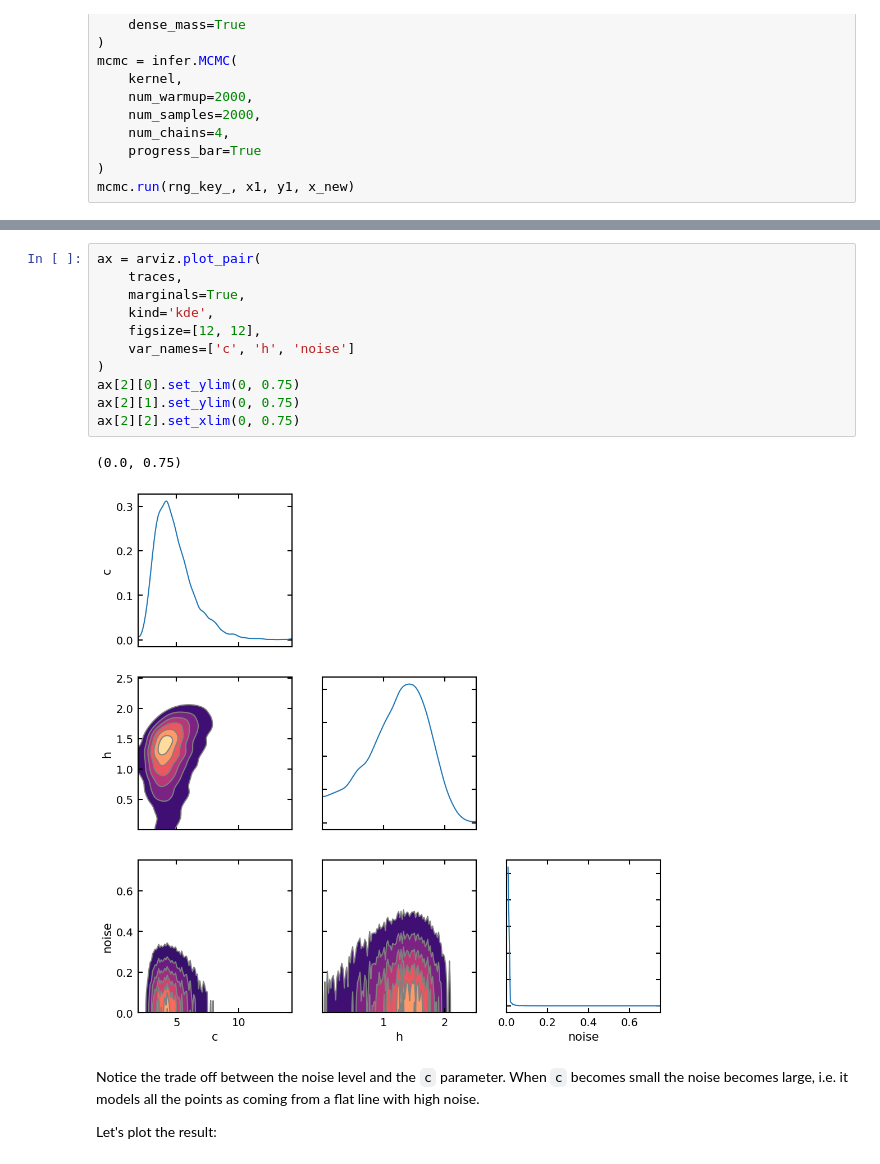
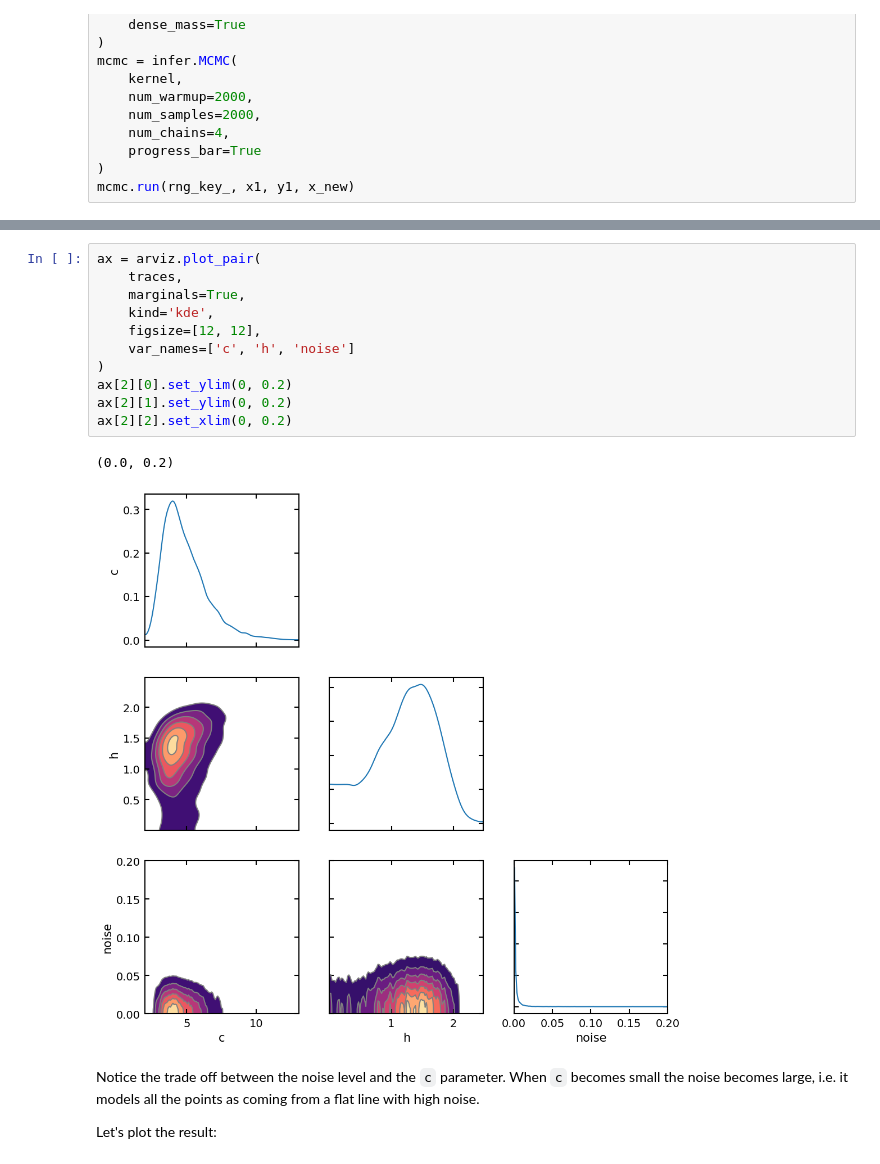
Before and after one commit to CKrawczyk/jupyter_data_languages, a Jupyter notebook: Gaussian_process_regression_numpyro.ipynb, the cells around one changed output, grey strips where cells are left out. Saved outputs shown, nothing was run; the diff lists cells and outputs as text.

```diff
--- a/Gaussian_process_regression_numpyro.ipynb
+++ b/Gaussian_process_regression_numpyro.ipynb
@@ -199,17 +199,17 @@ divergences: 0
 # %%
 ax = arviz.plot_pair(
     traces,
     marginals=True,
     kind='kde',
     figsize=[12, 12],
     var_names=['c', 'h', 'noise']
 )
-ax[2][0].set_ylim(0, 0.75)
-ax[2][1].set_ylim(0, 0.75)
-ax[2][2].set_xlim(0, 0.75)
+ax[2][0].set_ylim(0, 0.2)
+ax[2][1].set_ylim(0, 0.2)
+ax[2][2].set_xlim(0, 0.2)
 # %% [output]
-(0.0, 0.75)
+(0.0, 0.2)
-[figure, old version]
+[figure, new version]
 # %% [markdown]
 Notice the trade off between the noise level and the `c` parameter.  When `c` becomes small the noise becomes large, i.e. it models all the points as coming from a flat line with high noise.
 
```
Also changed, not shown: parts of 7 cells of this notebook, 7 other files.
